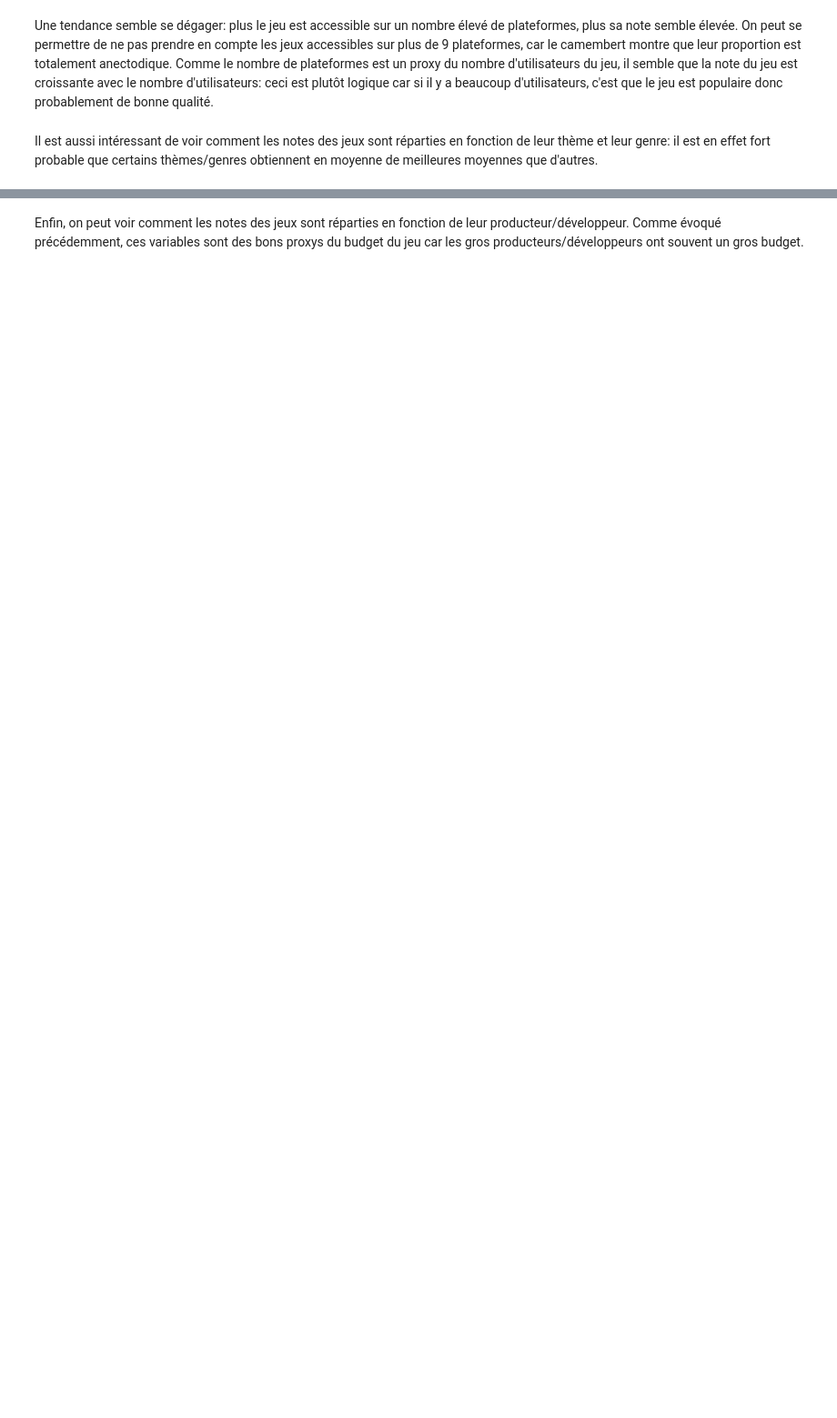
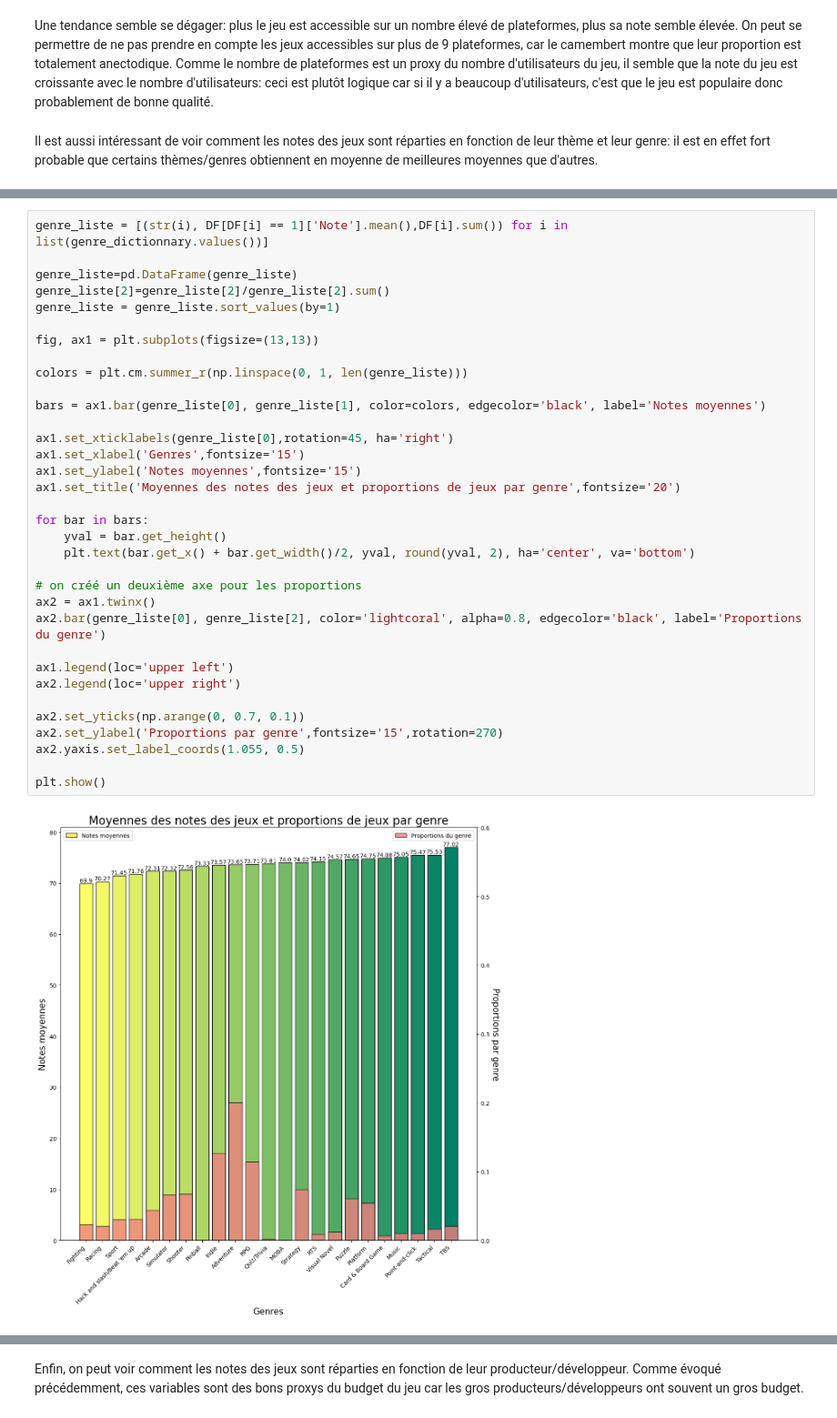
Before and after one commit to PyTomSss/PythonProjects, a Jupyter notebook: Project_Notebook.ipynb, the cells around one changed output, grey strips where cells are left out. Shown at 91% size. Drawn from its saved outputs; the diff is of its cells as text; blank space fills up the shorter version.

```diff
--- a/Project_Notebook.ipynb
+++ b/Project_Notebook.ipynb
@@ -1385,3 +1327,39 @@ plt.show()
+# %%
+genre_liste = [(str(i), DF[DF[i] == 1]['Note'].mean(),DF[i].sum()) for i in list(genre_dictionnary.values())]
+
+genre_liste=pd.DataFrame(genre_liste)
+genre_liste[2]=genre_liste[2]/genre_liste[2].sum()
+genre_liste = genre_liste.sort_values(by=1)
+
+fig, ax1 = plt.subplots(figsize=(13,13))
+
+colors = plt.cm.summer_r(np.linspace(0, 1, len(genre_liste)))
+
+bars = ax1.bar(genre_liste[0], genre_liste[1], color=colors, edgecolor='black', label='Notes moyennes')
+
+ax1.set_xticklabels(genre_liste[0],rotation=45, ha='right')
+ax1.set_xlabel('Genres',fontsize='15')
+ax1.set_ylabel('Notes moyennes',fontsize='15')
+ax1.set_title('Moyennes des notes des jeux et proportions de jeux par genre',fontsize='20')
+
+for bar in bars:
+    yval = bar.get_height()
+    plt.text(bar.get_x() + bar.get_width()/2, yval, round(yval, 2), ha='center', va='bottom')
+
+# on créé un deuxième axe pour les proportions
+ax2 = ax1.twinx()
+ax2.bar(genre_liste[0], genre_liste[2], color='lightcoral', alpha=0.8, edgecolor='black', label='Proportions du genre')
+
+ax1.legend(loc='upper left')
+ax2.legend(loc='upper right')
+
+ax2.set_yticks(np.arange(0, 0.7, 0.1))
+ax2.set_ylabel('Proportions par genre',fontsize='15',rotation=270)
+ax2.yaxis.set_label_coords(1.055, 0.5)
+
+plt.show()
+# %% [output]
+[figure, added]
 # %% [markdown]
 On voit en effet que les jeux ont en moyenne des notes différents en fonction de leur thèmes/genre.
 
```
Also changed, not shown: parts of 6 cells of this notebook.
